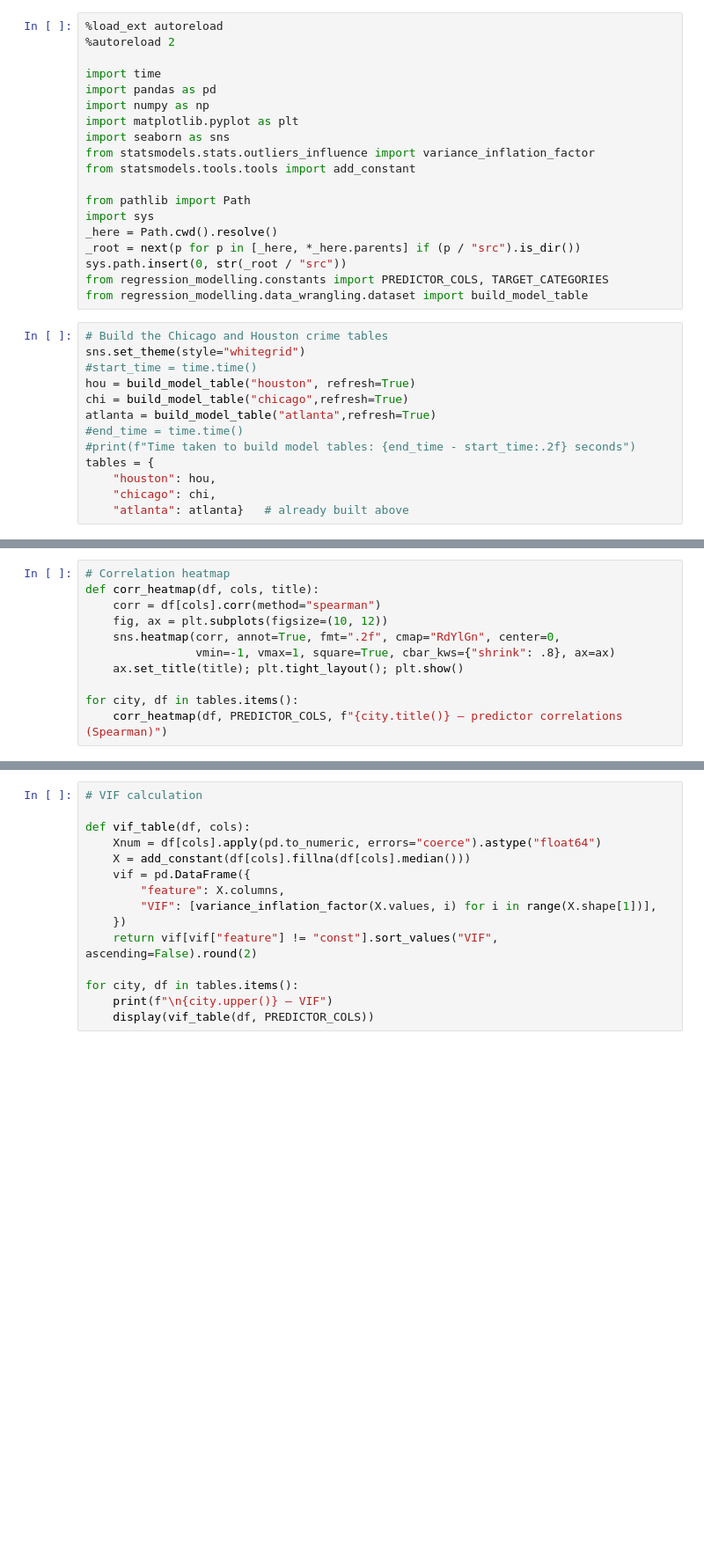
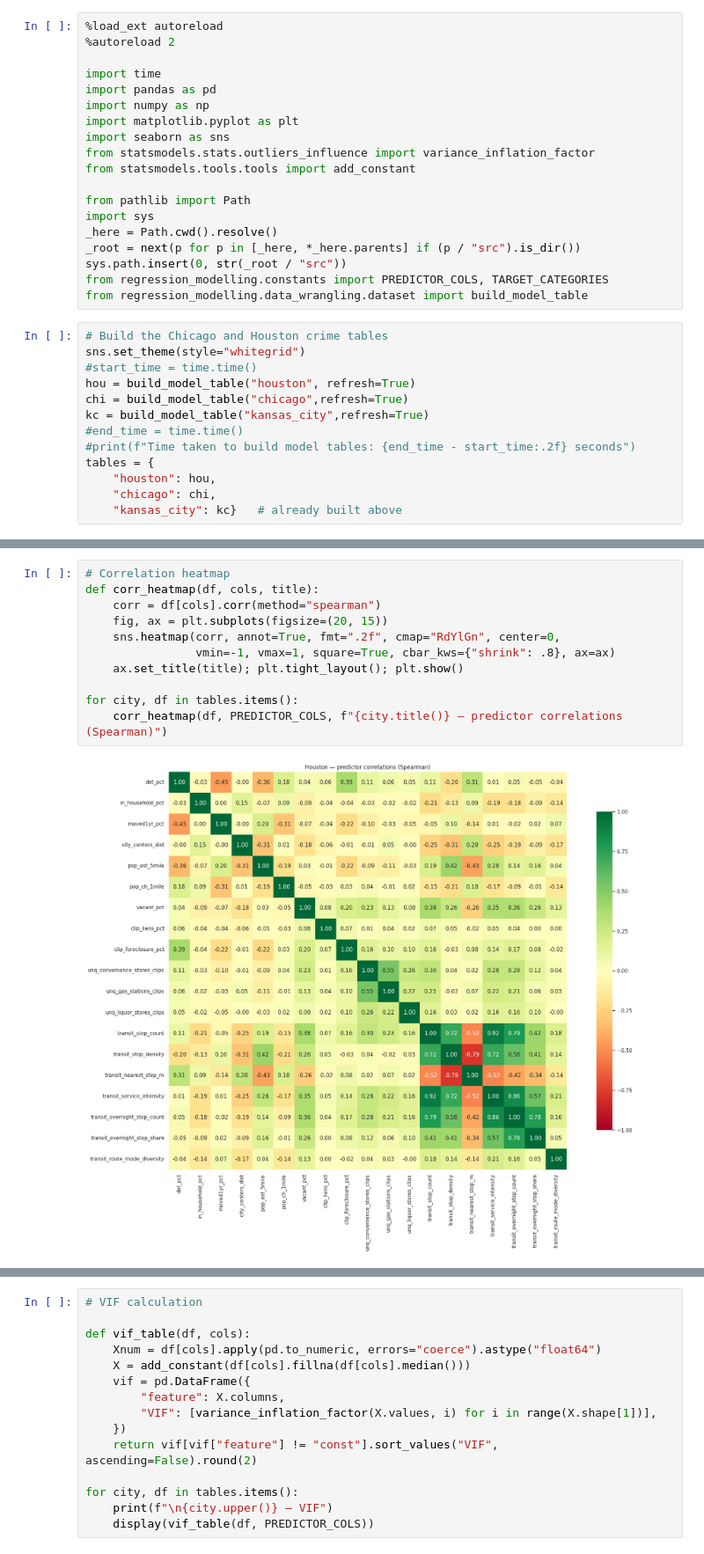
Before and after one commit to eprashar-clgx/crime-idx-2026, a Jupyter notebook: notebooks/regression_modelling/distributions/01_eda.ipynb, the cells around one changed output, grey strips where cells are left out. Shown at 88% size. Saved outputs shown, nothing was run; the diff lists cells and outputs as text; blank space fills up the shorter version.

Commit message:
re-ran with kansas city

```diff
--- a/notebooks/regression_modelling/distributions/01_eda.ipynb
+++ b/notebooks/regression_modelling/distributions/01_eda.ipynb
@@ -23,10 +23,10 @@ sns.set_theme(style="whitegrid")
 #start_time = time.time()
 hou = build_model_table("houston", refresh=True)
 chi = build_model_table("chicago",refresh=True)
-atlanta = build_model_table("atlanta",refresh=True)
+kc = build_model_table("kansas_city",refresh=True)
 #end_time = time.time()
 #print(f"Time taken to build model tables: {end_time - start_time:.2f} seconds")
 tables = {
     "houston": hou,
     "chicago": chi,
-    "atlanta": atlanta}   # already built above
+    "kansas_city": kc}   # already built above
@@ -98,11 +259,13 @@ for city, df in tables.items():
 # %%
 # Correlation heatmap
 def corr_heatmap(df, cols, title):
     corr = df[cols].corr(method="spearman")
-    fig, ax = plt.subplots(figsize=(10, 12))
+    fig, ax = plt.subplots(figsize=(20, 15))
     sns.heatmap(corr, annot=True, fmt=".2f", cmap="RdYlGn", center=0,
                 vmin=-1, vmax=1, square=True, cbar_kws={"shrink": .8}, ax=ax)
     ax.set_title(title); plt.tight_layout(); plt.show()
 
 for city, df in tables.items():
     corr_heatmap(df, PREDICTOR_COLS, f"{city.title()} — predictor correlations (Spearman)")
+# %% [output]
+[figure, added]
```
Also changed, not shown: parts of 9 cells of this notebook, 1 other file.
